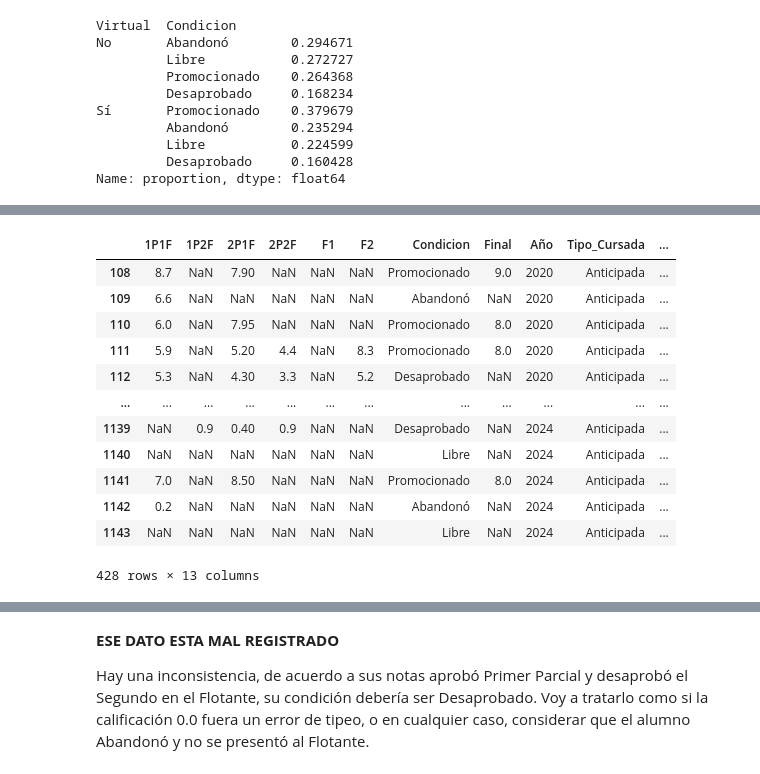
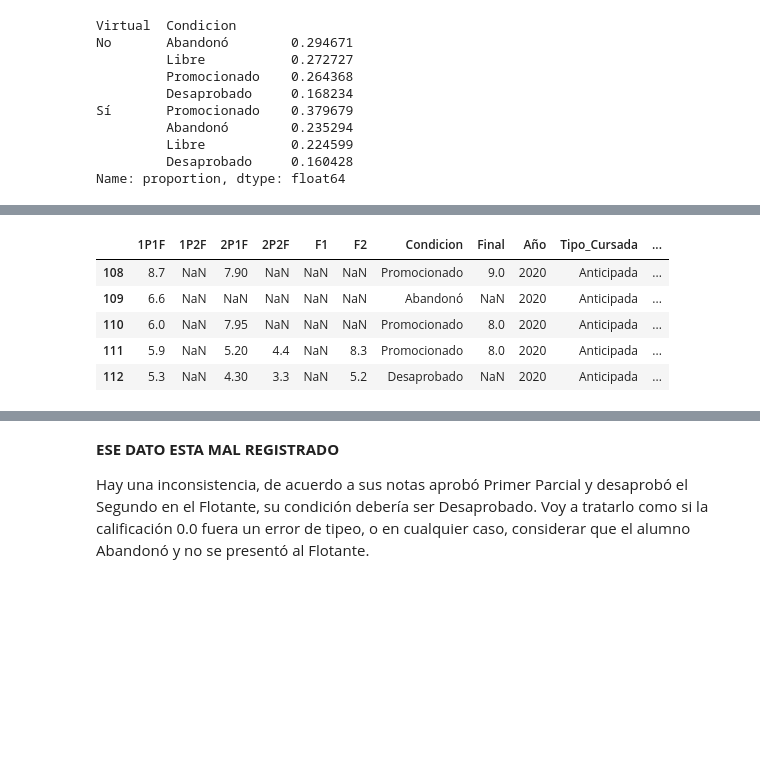
Before and after one commit to juanjogervasio/Intro-courses-analysis, a Jupyter notebook: Mate_PI_Analysis.ipynb, the cells around one changed output, grey strips where cells are left out. Cells and saved outputs as stored; diff of their text form; code cells hidden in the pictures; blank space fills up the shorter version.

```diff
--- a/Mate_PI_Analysis.ipynb
+++ b/Mate_PI_Analysis.ipynb
@@ -249,17 +208,10 @@ plt.legend()
 Anticipadas = mate_pi[ mate_pi["Tipo_Cursada"] == "Anticipada" ]
 # %%
-Anticipadas
+Anticipadas.head()
 # %% [output]
 |  | 1P1F | 1P2F | 2P1F | 2P2F | F1 | F2 | Condicion | Final | Año | Tipo_Cursada | ... |
 | 108 | 8.7 | NaN | 7.90 | NaN | NaN | NaN | Promocionado | 9.0 | 2020 | Anticipada | ... |
 | 109 | 6.6 | NaN | NaN | NaN | NaN | NaN | Abandonó | NaN | 2020 | Anticipada | ... |
 | 110 | 6.0 | NaN | 7.95 | NaN | NaN | NaN | Promocionado | 8.0 | 2020 | Anticipada | ... |
 | 111 | 5.9 | NaN | 5.20 | 4.4 | NaN | 8.3 | Promocionado | 8.0 | 2020 | Anticipada | ... |
 | 112 | 5.3 | NaN | 4.30 | 3.3 | NaN | 5.2 | Desaprobado | NaN | 2020 | Anticipada | ... |
-| ... | ... | ... | ... | ... | ... | ... | ... | ... | ... | ... | ... |
-| 1139 | NaN | 0.9 | 0.40 | 0.9 | NaN | NaN | Desaprobado | NaN | 2024 | Anticipada | ... |
-| 1140 | NaN | NaN | NaN | NaN | NaN | NaN | Libre | NaN | 2024 | Anticipada | ... |
-| 1141 | 7.0 | NaN | 8.50 | NaN | NaN | NaN | Promocionado | 8.0 | 2024 | Anticipada | ... |
-| 1142 | 0.2 | NaN | NaN | NaN | NaN | NaN | Abandonó | NaN | 2024 | Anticipada | ... |
-| 1143 | NaN | NaN | NaN | NaN | NaN | NaN | Libre | NaN | 2024 | Anticipada | ... |
-428 rows × 13 columns
```
Also changed, not shown: parts of 27 cells of this notebook.
